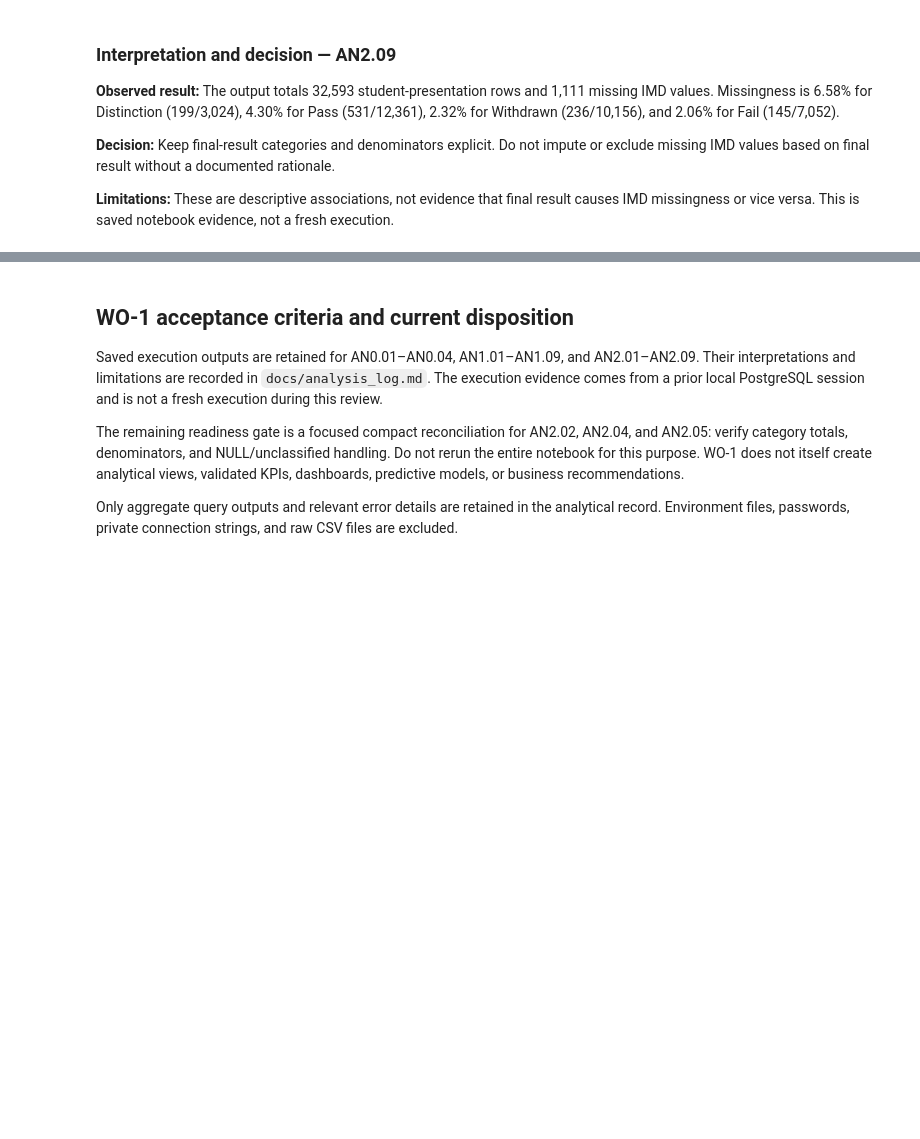
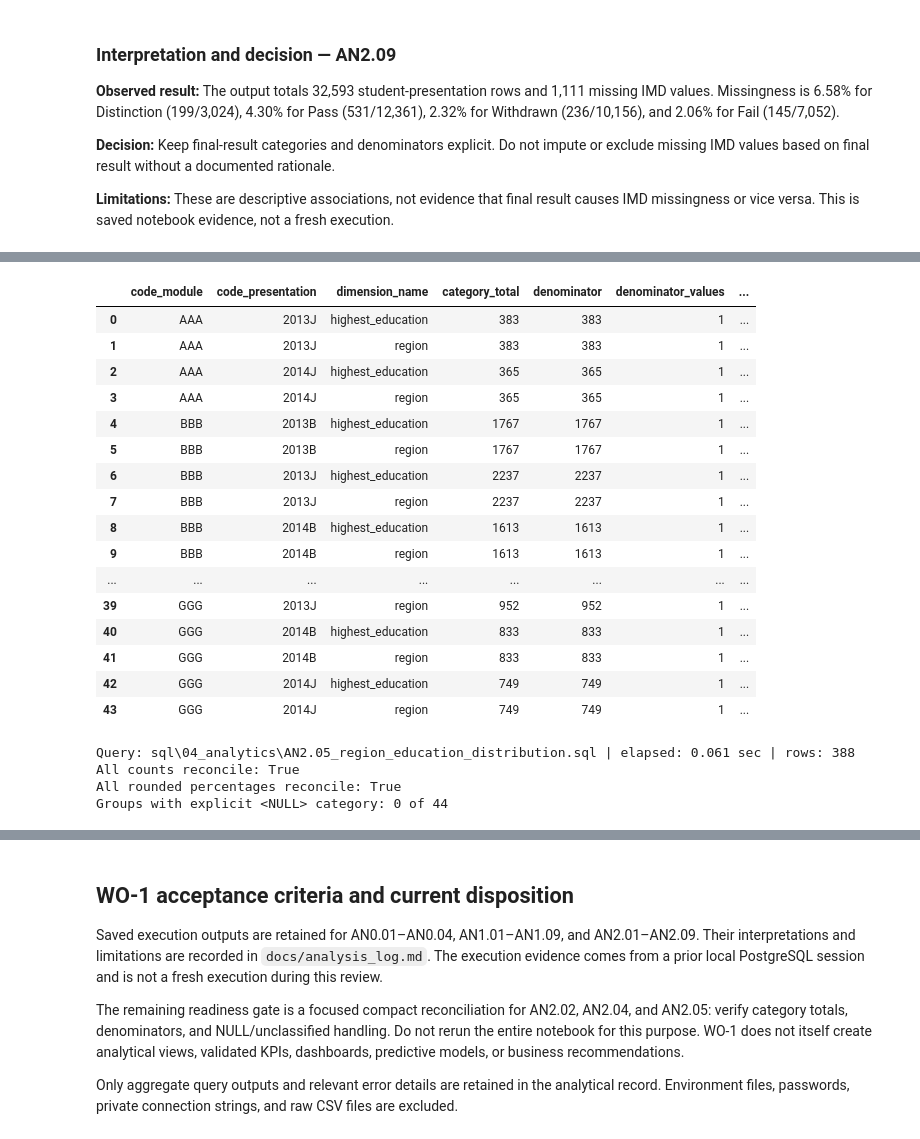
Before and after one commit to JALILOHUB/OULAD-EdTech-Learning-Analytics, a Jupyter notebook: notebooks/04_sql_analytics.ipynb, the cells around one changed output, grey strips where cells are left out. Drawn from its saved outputs; the diff is of its cells as text; code cells hidden in the pictures; blank space fills up the shorter version.

```diff
--- a/notebooks/04_sql_analytics.ipynb
+++ b/notebooks/04_sql_analytics.ipynb
@@ -1029,0 +1227,50 @@ Displayed rows: 4; truncated: False
+# %%
+# 1. Run the existing canonical read-only query and reconcile category totals.
+recon = run_query("AN2.05")
+df = recon["data"].copy()
+required = {"code_module", "code_presentation", "category_value", "category_rows", "presentation_rows", "pct_within_presentation", "dimension_name"}
+assert required.issubset(df.columns), f"Unexpected columns: {list(df.columns)}"
+assert not recon["display_truncated"], "Result was truncated by the query runner."
+
+group_cols = ["code_module", "code_presentation", "dimension_name"]
+check = (
+    df.groupby(group_cols, dropna=False)
+    .agg(
+        category_total=("category_rows", "sum"),
+        denominator=("presentation_rows", "first"),
+        denominator_values=("presentation_rows", "nunique"),
+        percentage_total=("pct_within_presentation", "sum"),
+        null_category_present=("category_value", lambda s: s.eq("<NULL>").any()),
+        categories=("category_value", "nunique"),
+    )
+    .reset_index()
+)
+check["counts_reconcile"] = check["category_total"].eq(check["denominator"]) & check["denominator_values"].eq(1)
+check["percentages_reconcile"] = check["percentage_total"].between(99.90, 100.10)
+display(check)
+print(f"Query: {recon['query_file']} | elapsed: {recon['elapsed_seconds']} sec | rows: {recon['rows_displayed']}")
+print("All counts reconcile:", bool(check["counts_reconcile"].all()))
+print("All rounded percentages reconcile:", bool(check["percentages_reconcile"].all()))
+print("Groups with explicit <NULL> category:", int(check["null_category_present"].sum()), "of", len(check))
+# %% [output]
+|  | code_module | code_presentation | dimension_name | category_total | denominator | denominator_values | ... |
+| 0 | AAA | 2013J | highest_education | 383 | 383 | 1 | ... |
+| 1 | AAA | 2013J | region | 383 | 383 | 1 | ... |
+| 2 | AAA | 2014J | highest_education | 365 | 365 | 1 | ... |
+| 3 | AAA | 2014J | region | 365 | 365 | 1 | ... |
+| 4 | BBB | 2013B | highest_education | 1767 | 1767 | 1 | ... |
+| 5 | BBB | 2013B | region | 1767 | 1767 | 1 | ... |
+| 6 | BBB | 2013J | highest_education | 2237 | 2237 | 1 | ... |
+| 7 | BBB | 2013J | region | 2237 | 2237 | 1 | ... |
+| 8 | BBB | 2014B | highest_education | 1613 | 1613 | 1 | ... |
+| 9 | BBB | 2014B | region | 1613 | 1613 | 1 | ... |
+| ... | ... | ... | ... | ... | ... | ... | ... |
+| 39 | GGG | 2013J | region | 952 | 952 | 1 | ... |
+| 40 | GGG | 2014B | highest_education | 833 | 833 | 1 | ... |
+| 41 | GGG | 2014B | region | 833 | 833 | 1 | ... |
+| 42 | GGG | 2014J | highest_education | 749 | 749 | 1 | ... |
+| 43 | GGG | 2014J | region | 749 | 749 | 1 | ... |
+Query: sql\04_analytics\AN2.05_region_education_distribution.sql | elapsed: 0.061 sec | rows: 388
+All counts reconcile: True
+All rounded percentages reconcile: True
+Groups with explicit <NULL> category: 0 of 44
```
Also changed, not shown: parts of 14 cells of this notebook, 6 other files.
